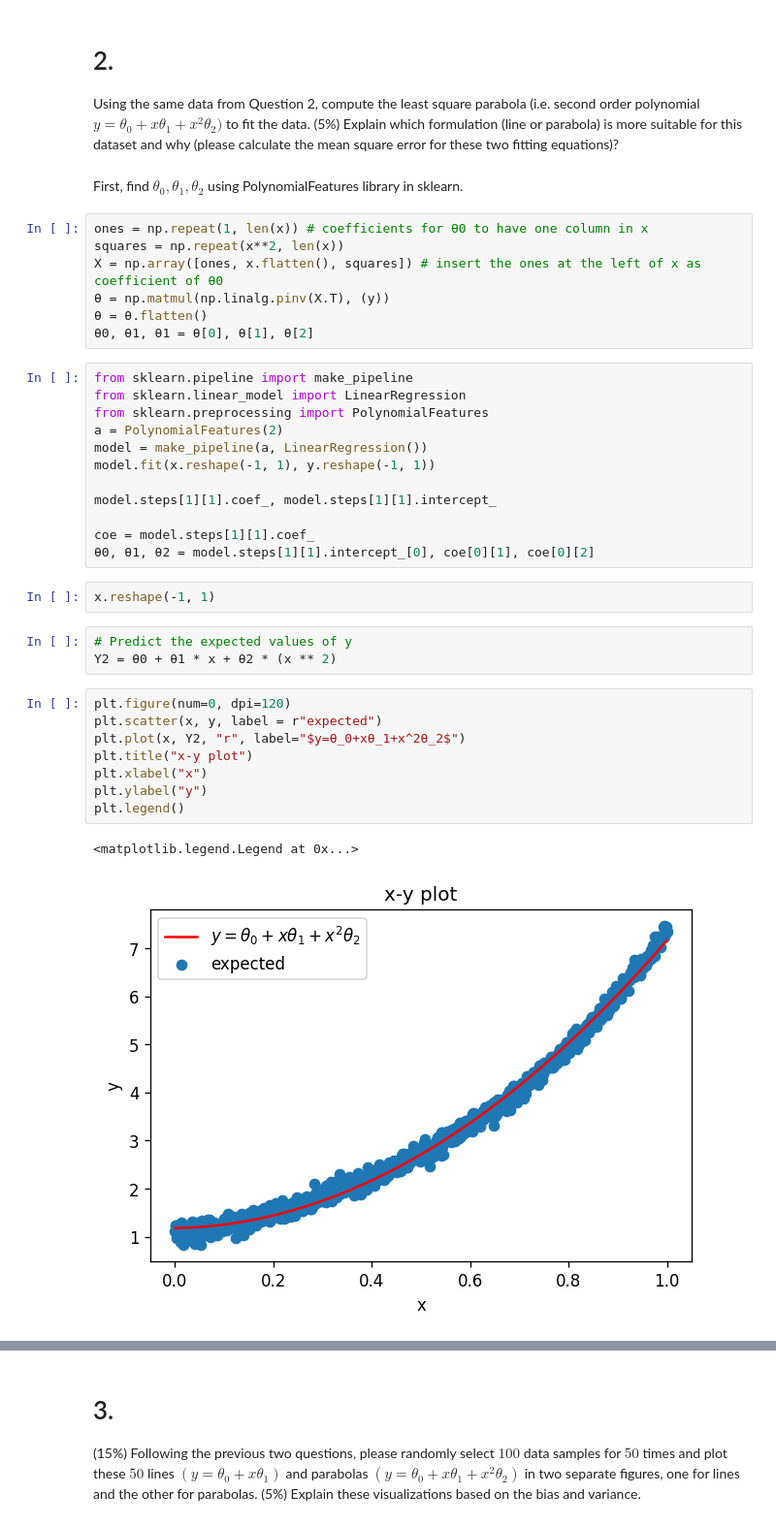
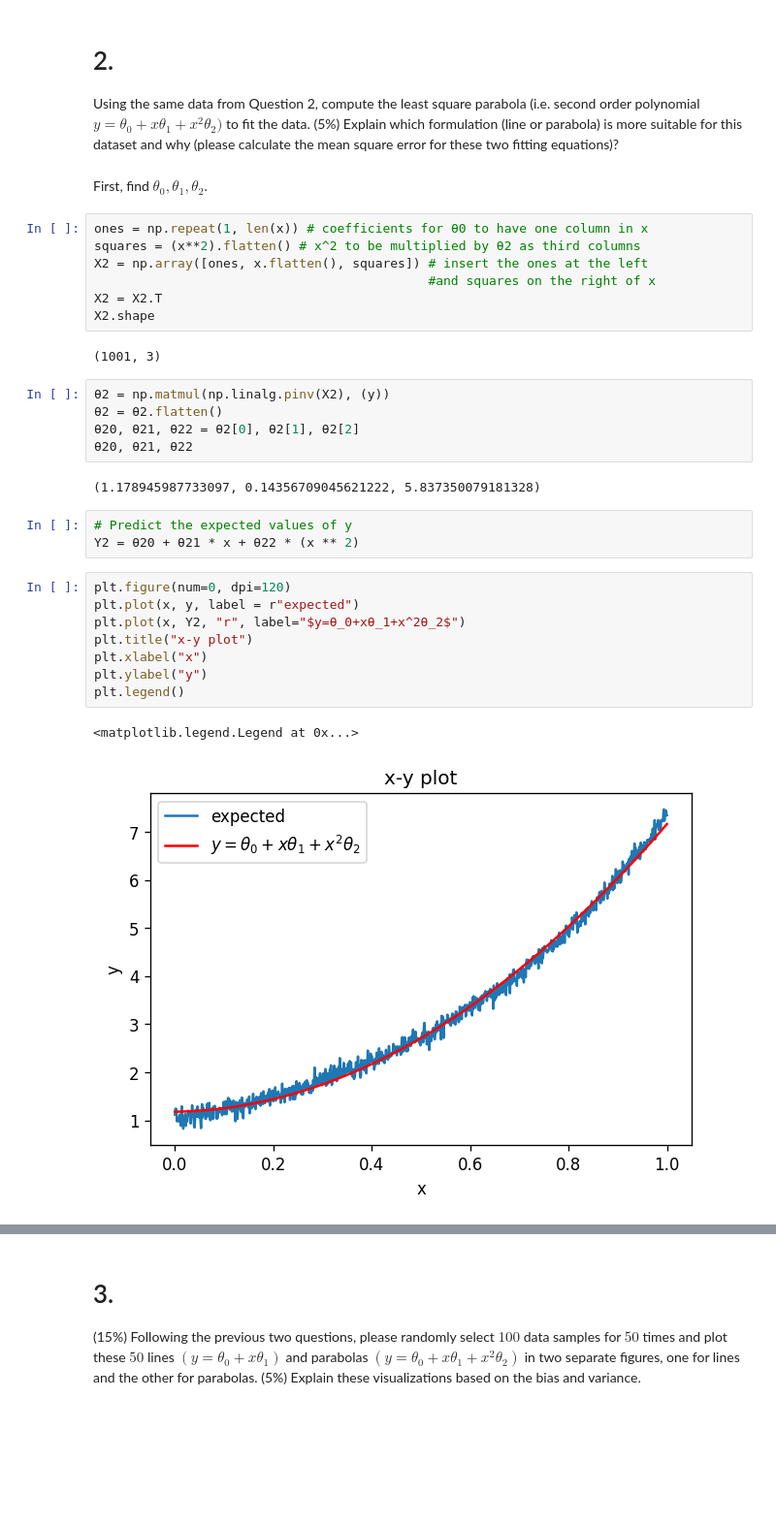
Before and after one commit to mequanent/Deep-Learning, a Jupyter notebook: Maths_for_Deep_Learning.ipynb, the cells around one changed output, grey strips where cells are left out. Shown at 97% size. Cells and saved outputs as stored; diff of their text form; blank space fills up the shorter version.

```diff
--- a/Maths_for_Deep_Learning.ipynb
+++ b/Maths_for_Deep_Learning.ipynb
@@ -102,42 +68,37 @@ plt.legend()
 # 2.
 Using the same data from Question 2, compute the least square parabola (i.e. second order polynomial $y=θ_0+xθ_1+x^2 θ_2)$ to fit the data. (5%) Explain which formulation (line or parabola) is more suitable for this dataset and why (please calculate the mean square error for these two fitting equations)?
 # %% [markdown]
-First, find $θ_0, θ_1, θ_2$ using PolynomialFeatures library in sklearn.
+First, find $θ_0, θ_1, θ_2$.
 # %%
 ones = np.repeat(1, len(x)) # coefficients for θ0 to have one column in x
-squares = np.repeat(x**2, len(x))
-X = np.array([ones, x.flatten(), squares]) # insert the ones at the left of x as coefficient of θ0
-θ = np.matmul(np.linalg.pinv(X.T), (y))
-θ = θ.flatten()
-θ0, θ1, θ1 = θ[0], θ[1], θ[2]
+squares = (x**2).flatten() # x^2 to be multiplied by θ2 as third columns
+X2 = np.array([ones, x.flatten(), squares]) # insert the ones at the left
+                                            #and squares on the right of x
+X2 = X2.T
+X2.shape
+# %% [output]
+(1001, 3)
-# %%
-from sklearn.pipeline import make_pipeline
-from sklearn.linear_model import LinearRegression
-from sklearn.preprocessing import PolynomialFeatures
-a = PolynomialFeatures(2)
-model = make_pipeline(a, LinearRegression())
-model.fit(x.reshape(-1, 1), y.reshape(-1, 1))
-
-model.steps[1][1].coef_, model.steps[1][1].intercept_
-
-coe = model.steps[1][1].coef_
-θ0, θ1, θ2 = model.steps[1][1].intercept_[0], coe[0][1], coe[0][2]
-# %%
-x.reshape(-1, 1)
+# %%
+θ2 = np.matmul(np.linalg.pinv(X2), (y))
+θ2 = θ2.flatten()
+θ20, θ21, θ22 = θ2[0], θ2[1], θ2[2]
+θ20, θ21, θ22
+# %% [output]
+(1.178945987733097, 0.14356709045621222, 5.837350079181328)
 # %%
 # Predict the expected values of y
-Y2 = θ0 + θ1 * x + θ2 * (x ** 2)
+Y2 = θ20 + θ21 * x + θ22 * (x ** 2)
 # %%
 plt.figure(num=0, dpi=120)
-plt.scatter(x, y, label = r"expected")
+plt.plot(x, y, label = r"expected")
 plt.plot(x, Y2, "r", label="$y=θ_0+xθ_1+x^2θ_2$")
 plt.title("x-y plot")
 plt.xlabel("x")
 plt.ylabel("y")
 plt.legend()
 # %% [output]
 <matplotlib.legend.Legend at 0x...>
-[figure, old version]
+[figure, new version]
 # %%
 # Mean squared error
 from sklearn.metrics import mean_squared_error
```
Also changed, not shown: parts of 22 cells of this notebook.
